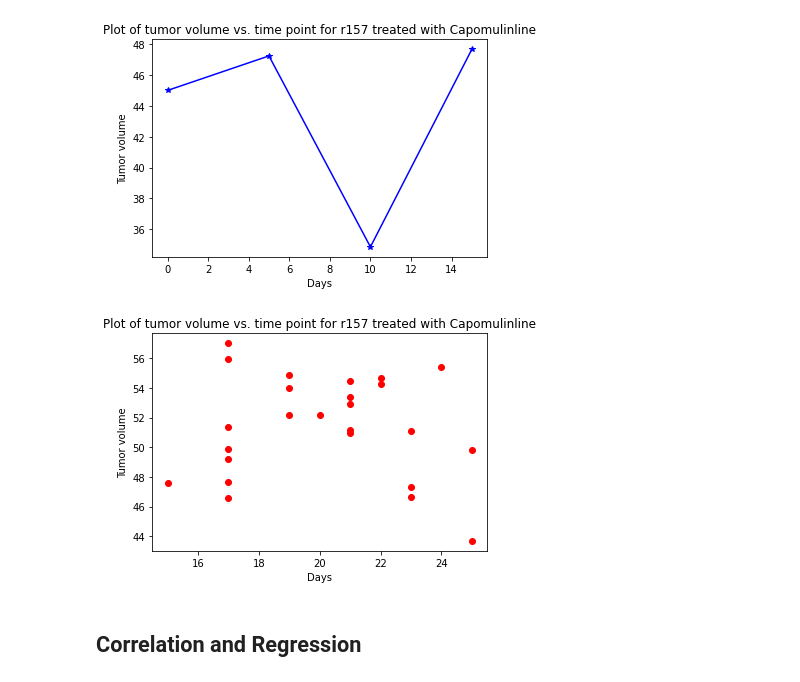
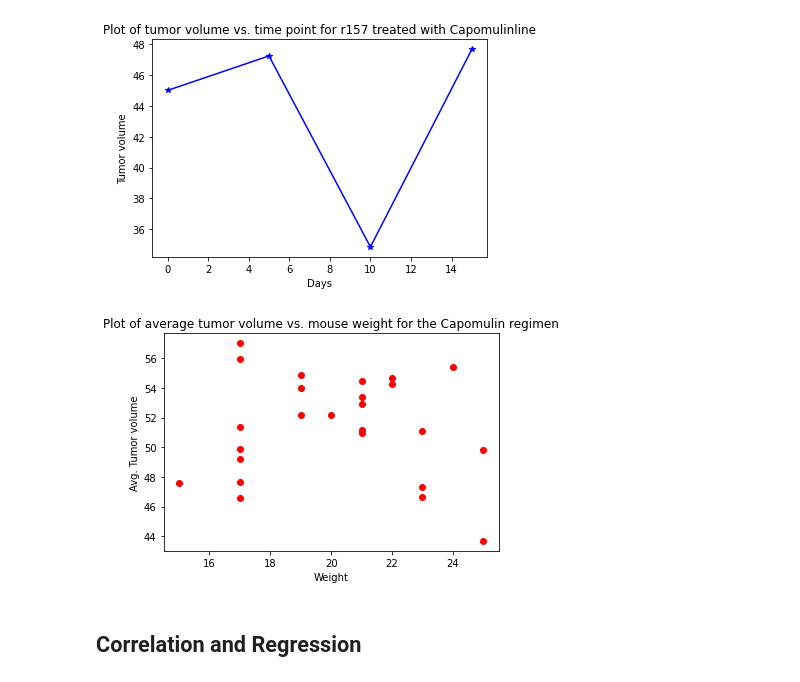
Before and after one commit to rrgpal-dev/MatPlotLib-work, a Jupyter notebook: pymaceuticals_starter.ipynb, the cells around one changed output. Cells and saved outputs as stored; diff of their text form; code cells hidden in the pictures.

```diff
--- a/pymaceuticals_starter.ipynb
+++ b/pymaceuticals_starter.ipynb
@@ -231,13 +231,13 @@ plt.show()
 # %%
 # Generate a scatter plot of average tumor volume vs. mouse weight for the Capomulin regimen
 sinedf = cmd[(cmd["Drug Regimen"] == "Capomulin")]
 aveDs = sinedf.groupby(["Mouse ID"]).mean()
 plt.scatter(aveDs["Weight (g)"], aveDs["Tumor Volume (mm3)"], color="red",marker="o")
-plt.title("Plot of tumor volume vs. time point for r157 treated with Capomulinline")
-plt.xlabel("Days")
-plt.ylabel("Tumor volume")
+plt.title("Plot of average tumor volume vs. mouse weight for the Capomulin regimen")
+plt.xlabel("Weight")
+plt.ylabel("Avg. Tumor volume")
 plt.show()
 # %% [output]
-[figure, old version]
+[figure, new version]
 # %% [markdown]
 ## Correlation and Regression
```
Also changed, not shown: parts of 3 cells of this notebook, 1 other file.
